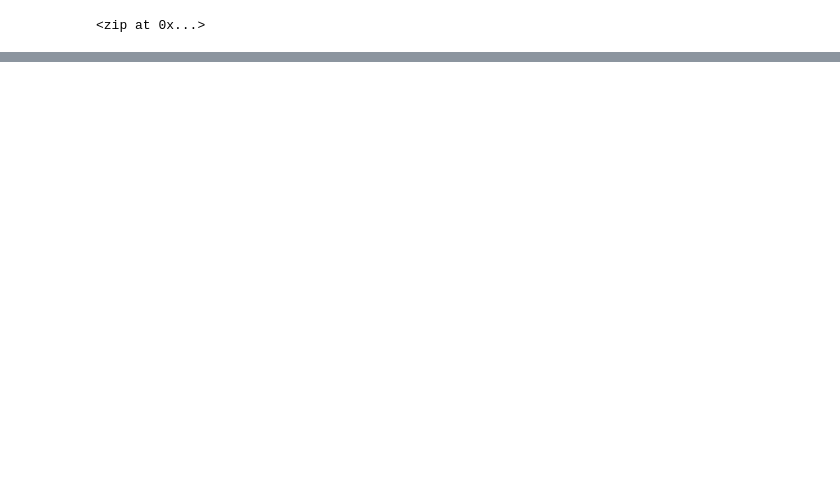
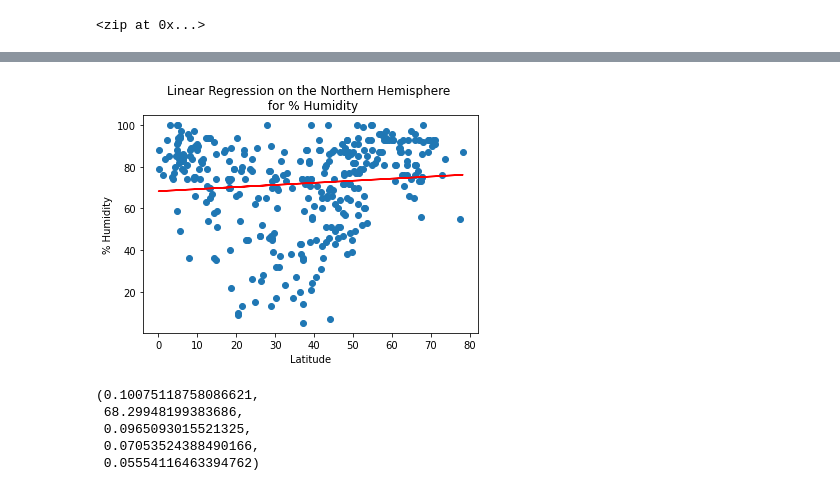
Before and after one commit to shayna-UT/World_Weather_Analysis, a Jupyter notebook: WeatherPy.ipynb, the cells around one changed output, grey strips where cells are left out. Saved outputs shown, nothing was run; the diff lists cells and outputs as text; code cells hidden in the pictures; blank space fills up the shorter version.

```diff
--- a/WeatherPy.ipynb
+++ b/WeatherPy.ipynb
@@ -296,0 +397,24 @@ plt.show()
+# %%
+# Latitude vs. Humidity: Northern Hemisphere
+# Linear regression on the Northern Hemisphere
+x_values = northern_hemi_df["Lat"]
+y_values = northern_hemi_df["Humidity"]
+# Call the function
+plot_linear_regression(x_values, y_values,
+                       'Linear Regression on the Northern Hemisphere \n for % Humidity',
+                       '% Humidity',
+                       (45,0))
+# %% [output]
+[figure, added]
+# %%
+# Check the r-value to determine if relationship btw the 2 variables is strong
+# low r-value
+# indicates low correlation btw. lat. & % humidity
+(slope, intercept, r_value, p_value, std_err) = linregress(x_values, y_values)
+(slope, intercept, r_value, p_value, std_err)
+# %% [output]
+(0.10075118758086621,
+ 68.29948199383686,
+ 0.0965093015521325,
+ 0.07053524388490166,
+ 0.05554116463394762)
```
Also changed, not shown: parts of 32 cells of this notebook, 6 other files.
